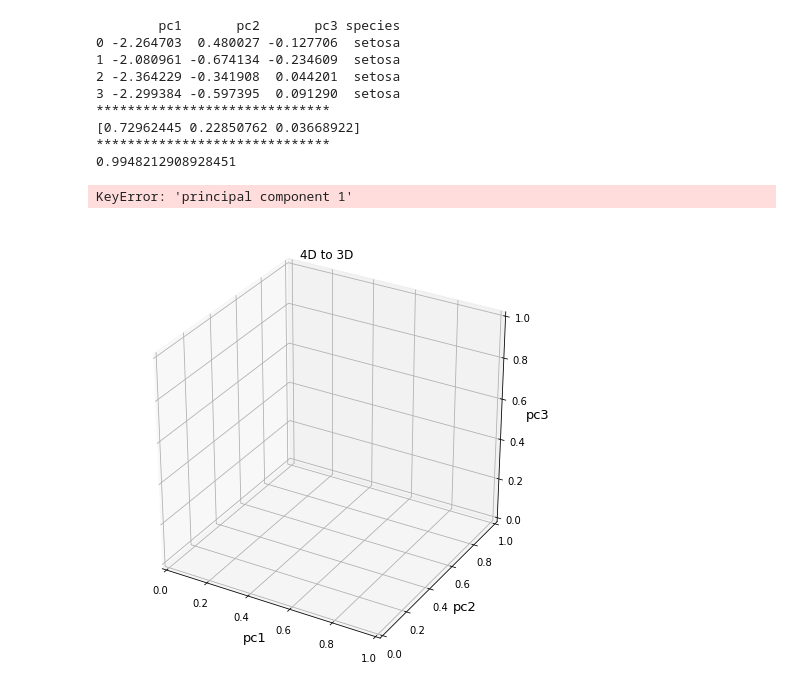
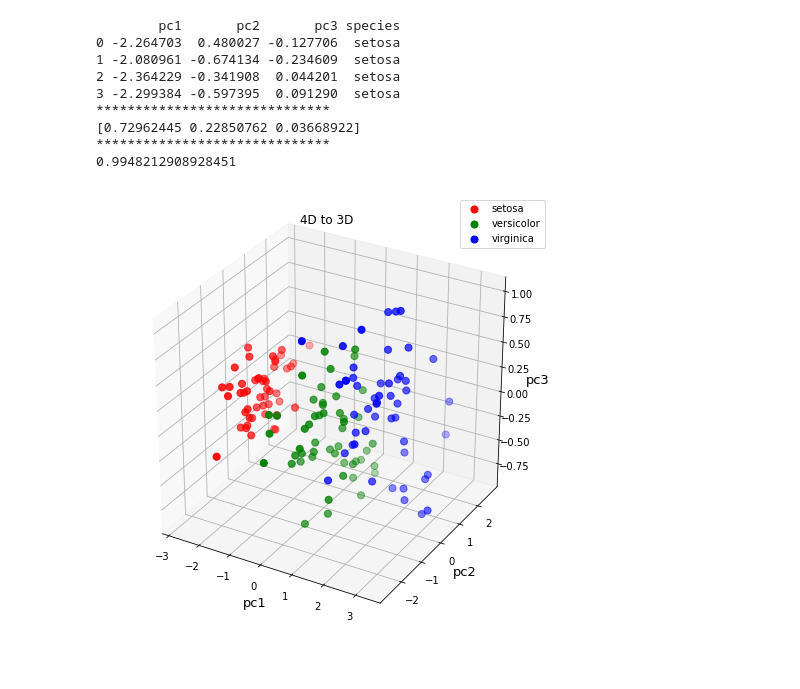
Before and after one commit to sterben04/DLCVNLP_Assignments, a Jupyter notebook: data_visualization.ipynb, the cells around one changed output. Saved outputs shown, nothing was run; the diff lists cells and outputs as text; code cells hidden in the pictures.

```diff
--- a/data_visualization.ipynb
+++ b/data_visualization.ipynb
@@ -53,24 +53,23 @@ print(sum(pca.explained_variance_ratio_))
 # %%
 # 3D plot
 fig = plt.figure(figsize=(8,8))
 ax = fig.add_subplot(111,projection='3d')
 ax.set_xlabel('pc1',fontsize=13)
 ax.set_ylabel('pc2',fontsize=13)
 ax.set_zlabel('pc3',fontsize=13)
 ax.set_title('4D to 3D')
 
-targets = ['etosa', 'Iris-versicolor', 'Iris-virginica']
+targets = ['setosa', 'versicolor', 'virginica']
 colors = ['r', 'g', 'b']
 for target, color in zip(targets,colors):
     indicesToKeep = finalDf['species'] == target
-    ax.scatter(finalDf.loc[indicesToKeep, 'principal component 1']
-               , finalDf.loc[indicesToKeep, 'principal component 2']
-               , finalDf.loc[indicesToKeep, 'principal component 3']
+    ax.scatter(finalDf.loc[indicesToKeep, 'pc1']
+               , finalDf.loc[indicesToKeep, 'pc2']
+               , finalDf.loc[indicesToKeep, 'pc3']
                , c = color
                , s = 50)
 ax.legend(targets)
 ax.grid()
 plt.show()
 # %% [output]
-KeyError: 'principal component 1'
-[figure, old version]
+[figure, new version]
```
